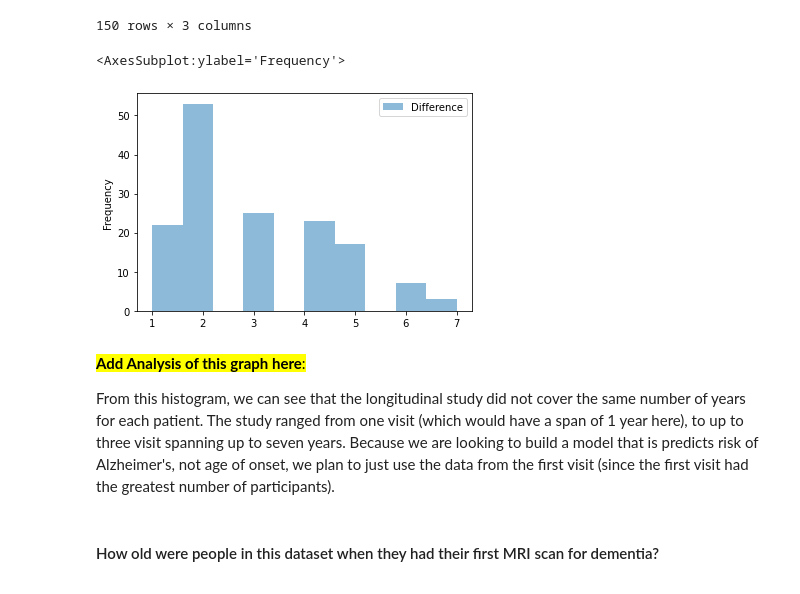
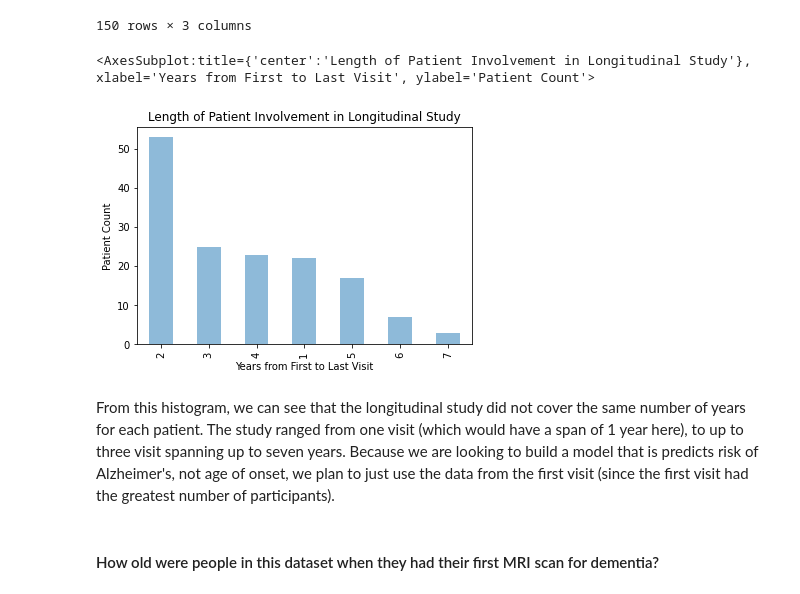
Before and after one commit to marisalong/marisalong.github.io, a Jupyter notebook: DataScienceFinalNotebook.ipynb, the cells around one changed output. Drawn from its saved outputs; the diff is of its cells as text; code cells hidden in the pictures.

```diff
--- a/DataScienceFinalNotebook.ipynb
+++ b/DataScienceFinalNotebook.ipynb
@@ -453,17 +483,14 @@ ages
 | OAS2_0185 | 80 | 86 | 6 |
 | OAS2_0186 | 61 | 65 | 4 |
 150 rows × 3 columns
-# %%
-# Putting these differences into a histogram
-
-ages_sorted = ages.sort_values('Difference')
-ages_sorted.Difference.plot.hist(alpha=.5, legend=True, xlabel='Years from First to Last Visit')
-# %% [output]
-<AxesSubplot:ylabel='Frequency'>
-[figure, removed]
+# %%
+# Looking at how long people were involved in the study
+difference = ages["Difference"].value_counts()
+difference.plot.bar(xlabel="Years from First to Last Visit", ylabel = "Patient Count", title="Length of Patient Involvement in Longitudinal Study", alpha=.5)
+# %% [output]
+<AxesSubplot:title={'center':'Length of Patient Involvement in Longitudinal Study'}, xlabel='Years from First to Last Visit', ylabel='Patient Count'>
+[figure, added]
 # %% [markdown]
-<mark> **Add Analysis of this graph here**: </mark>
-
 From this histogram, we can see that the longitudinal study did not cover the same number of years for each patient. The study ranged from one visit (which would have a span of 1 year here), to up to three visit spanning up to seven years. Because we are looking to build a model that is predicts risk of Alzheimer's, not age of onset, we plan to just use the data from the first visit (since the first visit had the greatest number of participants).
 # %% [markdown]
 #### How old were people in this dataset when they had their first MRI scan for dementia?
```
Also changed, not shown: parts of 22 cells of this notebook.
